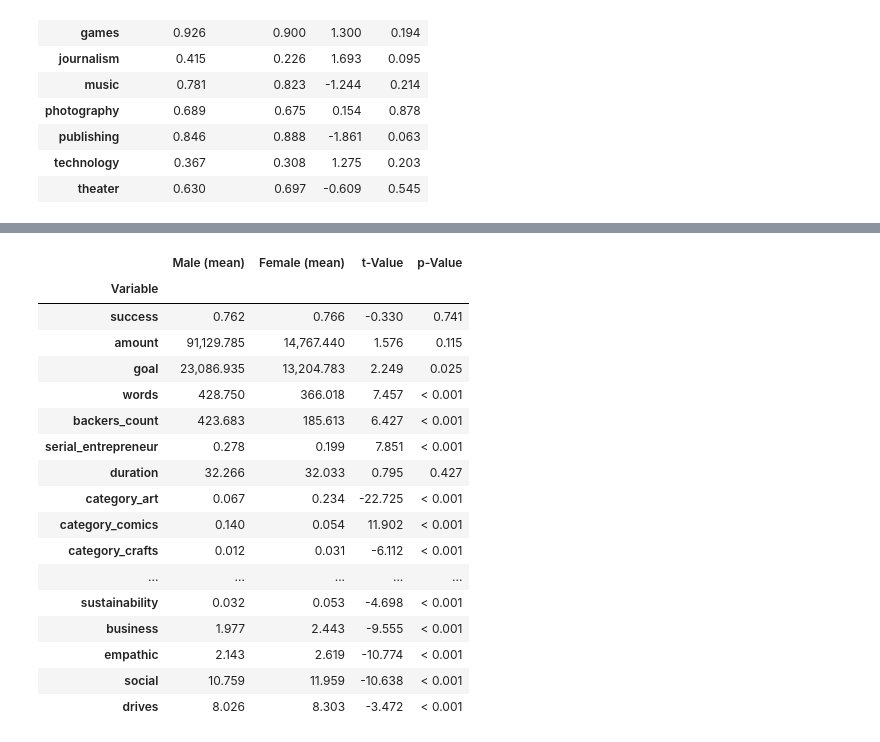
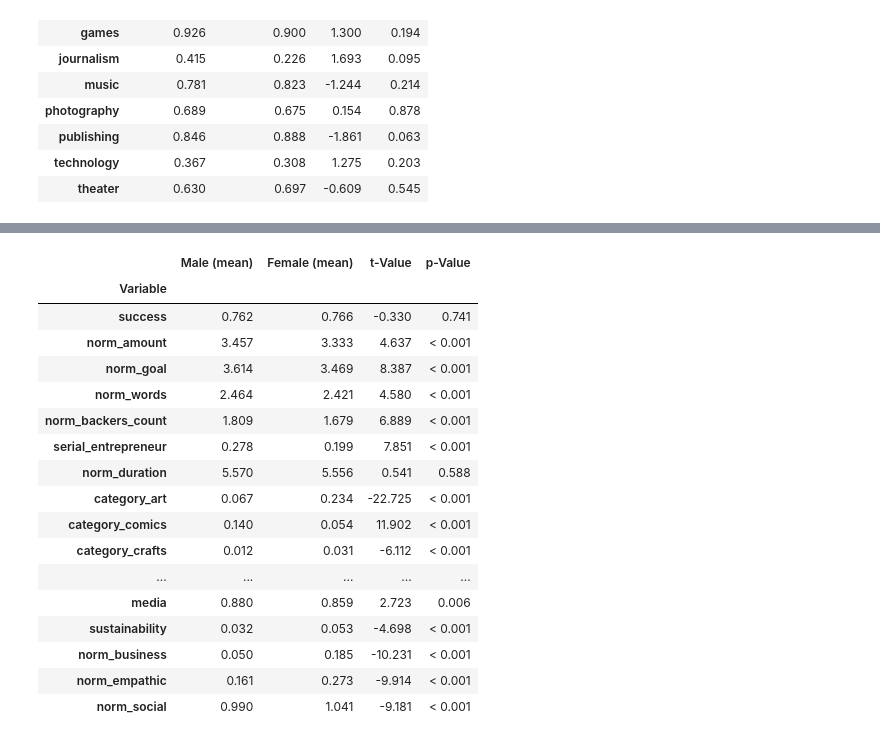
Before and after one commit to MaxPersoon/KickstarterScraper, a Jupyter notebook: dataProcessing.ipynb, the cells around one changed output, grey strips where cells are left out. Cells and saved outputs as stored; diff of their text form; code cells hidden in the pictures.

```diff
--- a/dataProcessing.ipynb
+++ b/dataProcessing.ipynb
@@ -7,6 +7,7 @@ from pandas.core.dtypes.common import is_numeric_dtype
 
 data = pd.read_csv("data.csv")
 data = data.set_index('projectID')
+data = data.drop(columns=['drives'])
 pd.set_option('display.float_format',  '{:,.3f}'.format)
 data
 # %% [output]
@@ -156,7 +200,7 @@ table3
 # %%
 # Table 4
-succData = data[data['success'] == 1]
-failData = data[data['success'] == 0]
+succData = normData[normData['success'] == 1]
+failData = normData[normData['success'] == 0]
 
 succMeans = []
 failMeans = []
@@ -166,7 +210,7 @@ failMedians = []
 meanTValues = []
 meanPValues = []
 
-moodsVars = ['amount', 'goal', 'words', 'backers_count', 'duration', 'business', 'empathic', 'social', 'drives']
+moodsVars = ['amount', 'goal', 'words', 'backers_count', 'duration', 'business', 'empathic', 'social'] # + drives
 medianTValues = []
 medianPValues = []
 
@@ -177,6 +221,13 @@ def cleanPValue(pValue):
             pValue = "< 0.001"
     return pValue
 
+
+numVars_ = []
+for var in numVars:
+    if var in ['amount', 'goal', 'words', 'backers_count', 'business', 'empathic', 'social', 'duration']:
+        var = "norm_" + var
+    numVars_.append(var)
+numVars = numVars_[:]
 
 for variable in numVars[1:]:
     varDataSucc = succData[variable]
@@ -334,5 +389,8 @@ table6
 # %%
 # Table 7
+mNormData = normData[normData['female_creator'] == 0]
+fNormData = normData[normData['female_creator'] == 1]
+
 mMeans = []
 fMeans = []
 tValues = []
@@ -341,53 +399,53 @@ pValues = []
 numVars_ = numVars[:]
 numVars_.remove('female_creator')
 for variable in numVars_:
-    mVarData = mData[variable]
-    fVarData = fData[variable]
+    mVarData = mNormData[variable]
+    fVarData = fNormData[variable]
 
     # Calculate the means
     mMeans.append(np.mean(mVarData))
     fMeans.append(np.mean(fVarData))
 
     # Check for equal variance
     mVar = np.var(mVarData)
     fVar = np.var(fVarData)
 
     bigger = np.maximum(mVar, fVar)
     smaller = np.minimum(mVar, fVar)
 
     equalVariance = False
     if bigger / smaller < 4:
         equalVariance = True
 
     # Perform two-sample t-test
     result = st.ttest_ind(a=mVarData, b=fVarData, equal_var=equalVariance)
     tValues.append(result[0])
     if result[1] >= 0.001:
         pValues.append(result[1])
     else:
         pValues.append("< 0.001")
 
 table7 = {"Variable": numVars_, "Male (mean)": mMeans, "Female (mean)": fMeans, "t-Value": tValues, "p-Value": pValues}
 table7 = pd.DataFrame.from_dict(table7)
 table7 = table7.set_index('Variable')
 table7.to_csv('Tables/mean per variable (female_creator).csv')
 table7
 # %% [output]
 |  | Male (mean) | Female (mean) | t-Value | p-Value |
 | Variable |  |  |  |  |
 | success | 0.762 | 0.766 | -0.330 | 0.741 |
-| amount | 91,129.785 | 14,767.440 | 1.576 | 0.115 |
-| goal | 23,086.935 | 13,204.783 | 2.249 | 0.025 |
-| words | 428.750 | 366.018 | 7.457 | < 0.001 |
-| backers_count | 423.683 | 185.613 | 6.427 | < 0.001 |
+| norm_amount | 3.457 | 3.333 | 4.637 | < 0.001 |
+| norm_goal | 3.614 | 3.469 | 8.387 | < 0.001 |
+| norm_words | 2.464 | 2.421 | 4.580 | < 0.001 |
+| norm_backers_count | 1.809 | 1.679 | 6.889 | < 0.001 |
 | serial_entrepreneur | 0.278 | 0.199 | 7.851 | < 0.001 |
-| duration | 32.266 | 32.033 | 0.795 | 0.427 |
+| norm_duration | 5.570 | 5.556 | 0.541 | 0.588 |
 | category_art | 0.067 | 0.234 | -22.725 | < 0.001 |
 | category_comics | 0.140 | 0.054 | 11.902 | < 0.001 |
 | category_crafts | 0.012 | 0.031 | -6.112 | < 0.001 |
 | ... | ... | ... | ... | ... |
+| media | 0.880 | 0.859 | 2.723 | 0.006 |
 | sustainability | 0.032 | 0.053 | -4.698 | < 0.001 |
-| business | 1.977 | 2.443 | -9.555 | < 0.001 |
-| empathic | 2.143 | 2.619 | -10.774 | < 0.001 |
-| social | 10.759 | 11.959 | -10.638 | < 0.001 |
-| drives | 8.026 | 8.303 | -3.472 | < 0.001 |
+| norm_business | 0.050 | 0.185 | -10.231 | < 0.001 |
+| norm_empathic | 0.161 | 0.273 | -9.914 | < 0.001 |
+| norm_social | 0.990 | 1.041 | -9.181 | < 0.001 |
```
Also changed, not shown: parts of 11 cells of this notebook, 7 other files.
